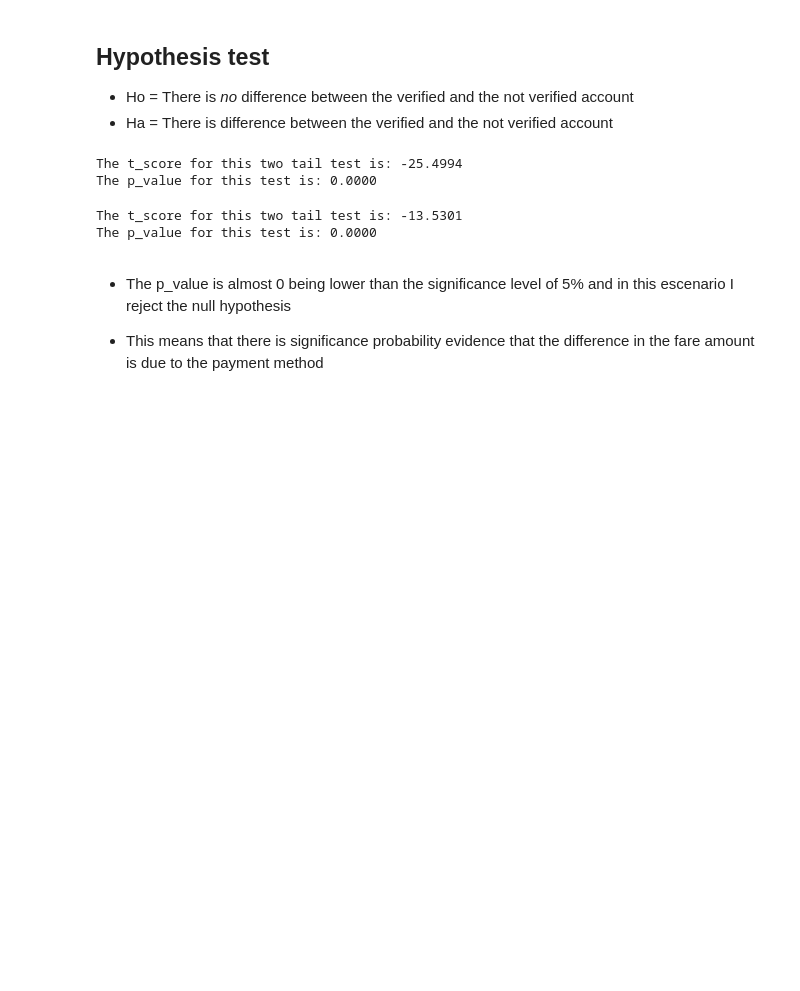
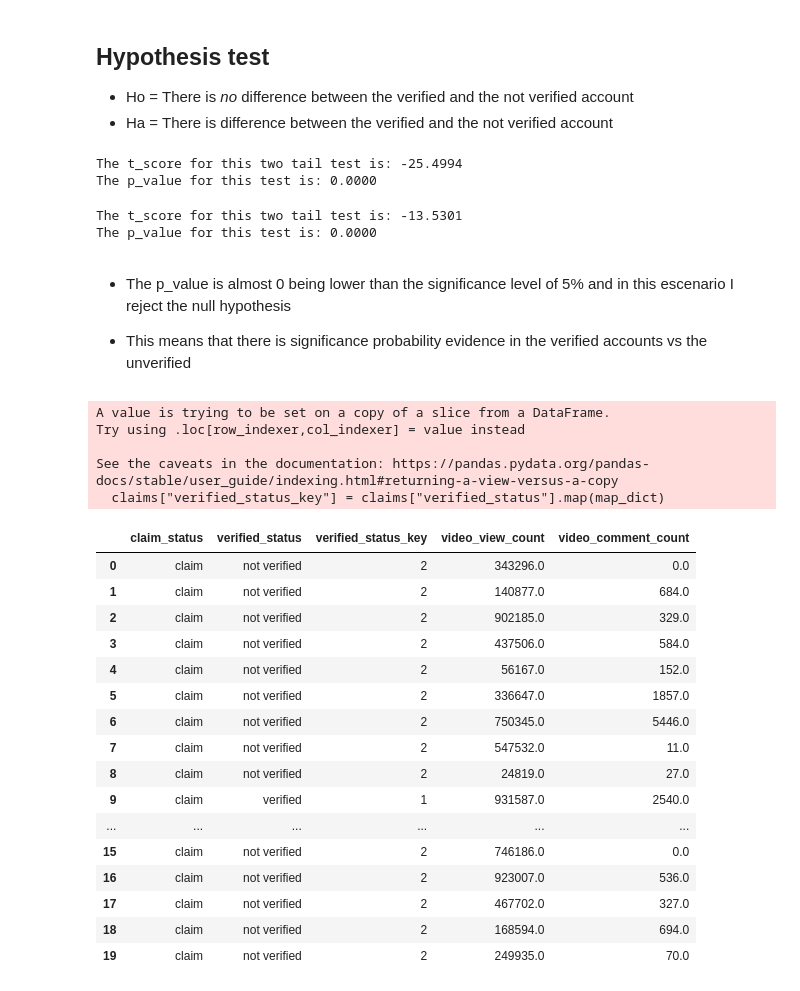
Before and after one commit to AfobCode/LearningPython, a Jupyter notebook: ThePowerofStatistics/tik_tok_project_capstone.ipynb, the cells around one changed output. Drawn from its saved outputs; the diff is of its cells as text; code cells hidden in the pictures; blank space fills up the shorter version.

Commit message:
Using the map funtion in the dataframe to do a categorical data change

```diff
--- a/ThePowerofStatistics/tik_tok_project_capstone.ipynb
+++ b/ThePowerofStatistics/tik_tok_project_capstone.ipynb
@@ -171,4 +171,34 @@ The p_value for this test is: 0.0000
 # %% [markdown]
 * The p_value is almost 0 being lower than the significance level of 5% and in this escenario I reject the null hypothesis
 
-* This means that there is significance probability evidence that the difference in the fare amount is due to the payment method
+* This means that there is significance probability evidence in the verified accounts vs the unverified
+# %%
+map_dict = {"verified":1, "not verified" :2}
+
+claims["verified_status_key"] = claims["verified_status"].map(map_dict)
+
+claims_main = claims[["claim_status","verified_status","verified_status_key","video_view_count","video_comment_count"]]
+claims_main.head(20)
+# %% [output]
+A value is trying to be set on a copy of a slice from a DataFrame.
+Try using .loc[row_indexer,col_indexer] = value instead
+
+See the caveats in the documentation: https://pandas.pydata.org/pandas-docs/stable/user_guide/indexing.html#returning-a-view-versus-a-copy
+  claims["verified_status_key"] = claims["verified_status"].map(map_dict)
+|  | claim_status | verified_status | verified_status_key | video_view_count | video_comment_count |
+| 0 | claim | not verified | 2 | 343296.0 | 0.0 |
+| 1 | claim | not verified | 2 | 140877.0 | 684.0 |
+| 2 | claim | not verified | 2 | 902185.0 | 329.0 |
+| 3 | claim | not verified | 2 | 437506.0 | 584.0 |
+| 4 | claim | not verified | 2 | 56167.0 | 152.0 |
+| 5 | claim | not verified | 2 | 336647.0 | 1857.0 |
+| 6 | claim | not verified | 2 | 750345.0 | 5446.0 |
+| 7 | claim | not verified | 2 | 547532.0 | 11.0 |
+| 8 | claim | not verified | 2 | 24819.0 | 27.0 |
+| 9 | claim | verified | 1 | 931587.0 | 2540.0 |
+| ... | ... | ... | ... | ... | ... |
+| 15 | claim | not verified | 2 | 746186.0 | 0.0 |
+| 16 | claim | not verified | 2 | 923007.0 | 536.0 |
+| 17 | claim | not verified | 2 | 467702.0 | 327.0 |
+| 18 | claim | not verified | 2 | 168594.0 | 694.0 |
+| 19 | claim | not verified | 2 | 249935.0 | 70.0 |
```
